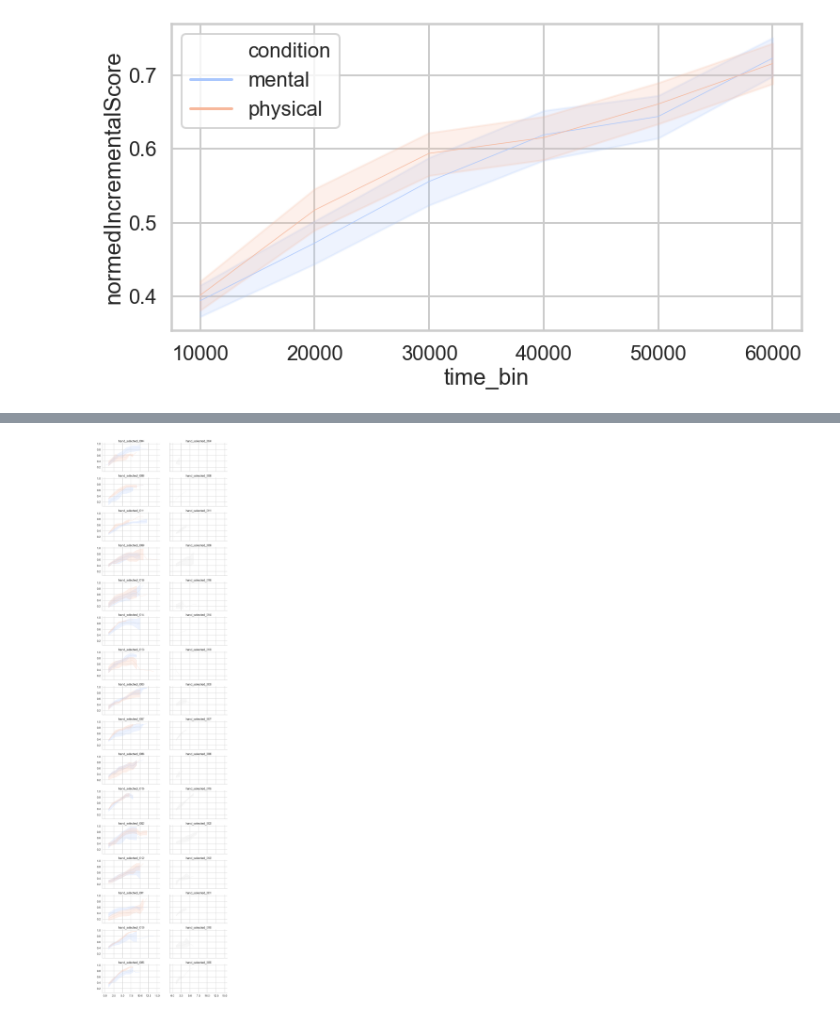
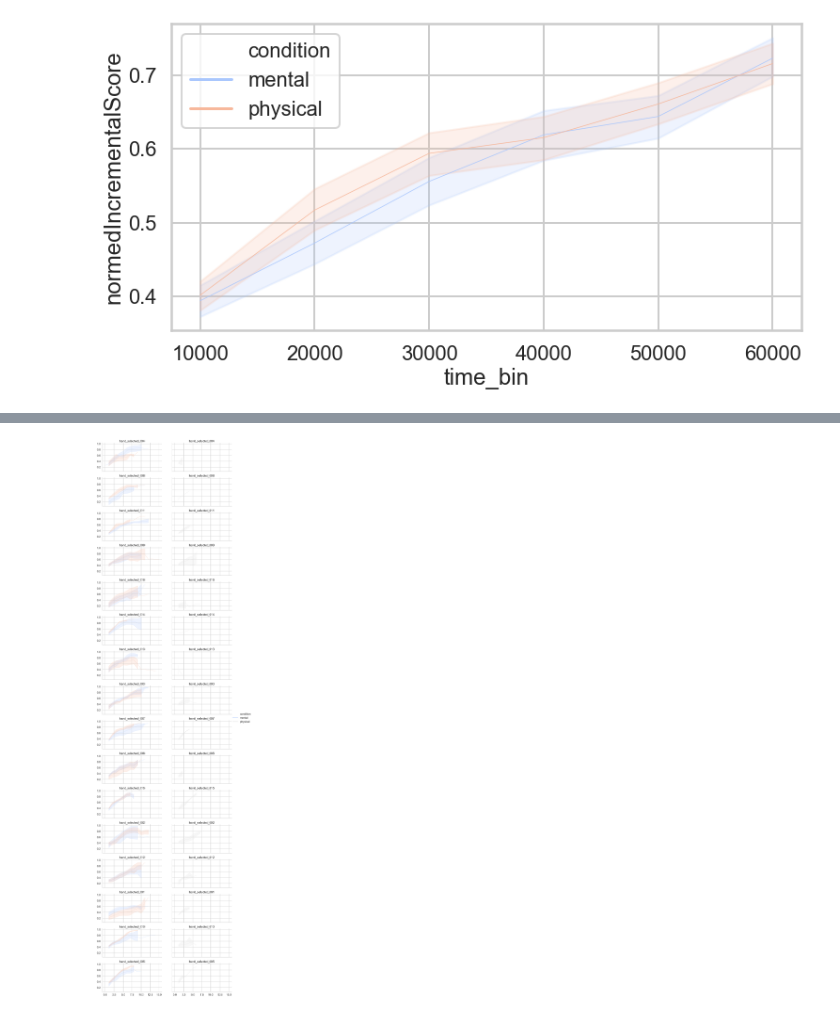
Before and after one commit to cogtoolslab/block_construction, a Jupyter notebook: analysis/will/basic_analyses.ipynb, the cells around one changed output, grey strips where cells are left out. Cells and saved outputs as stored; diff of their text form; code cells hidden in the pictures.

```diff
--- a/analysis/will/basic_analyses.ipynb
+++ b/analysis/will/basic_analyses.ipynb
@@ -256,13 +258,13 @@ g = g.map_dataframe(sns.lineplot, x="time_bin",
 # %%
 g = sns.FacetGrid(data=dfs, row="targetName", col="phase", height=4, aspect = 2)
 
 sns.set_context('poster')
 sns.set_style('whitegrid')
 g = g.map_dataframe(sns.lineplot,
                     x="numBlocks",
                     y="normedIncrementalScore",
                     hue='condition',
                     palette='coolwarm',
-                    lw=0.7).set_titles("{row_name}")
+                    lw=0.7).set_titles("{row_name}").add_legend()
 # %% [output]
-[figure, old version]
+[figure, new version]
```
Also changed, not shown: parts of 4 cells of this notebook.
